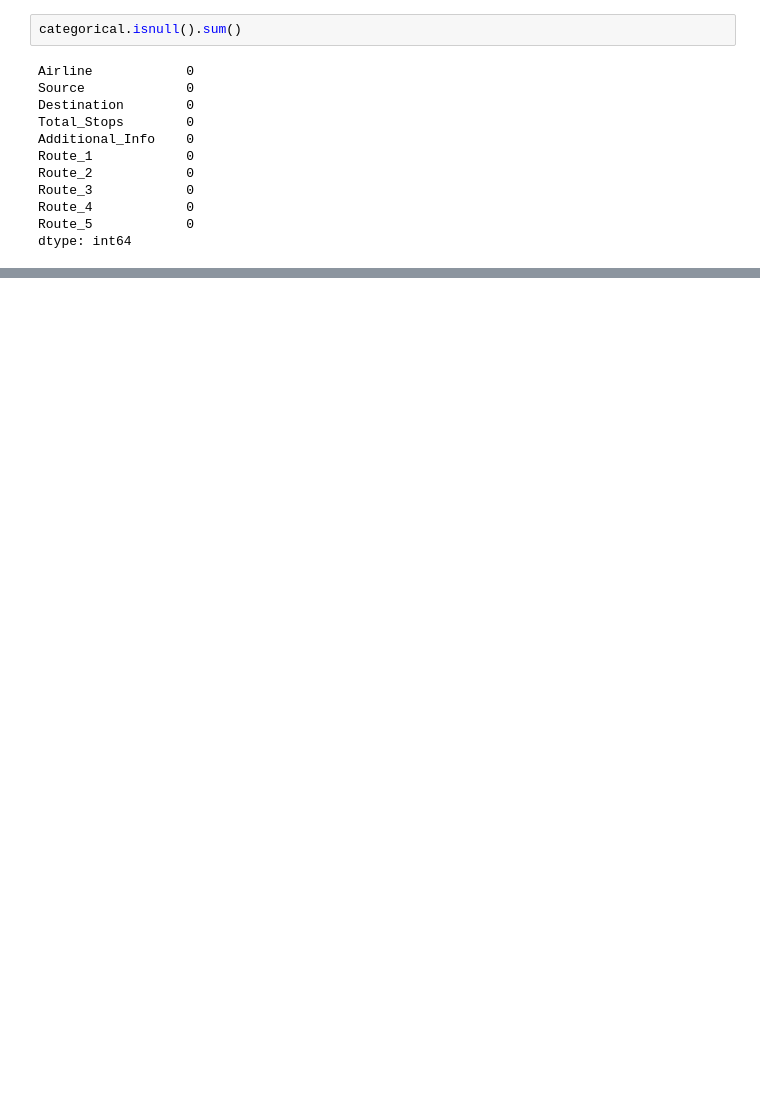
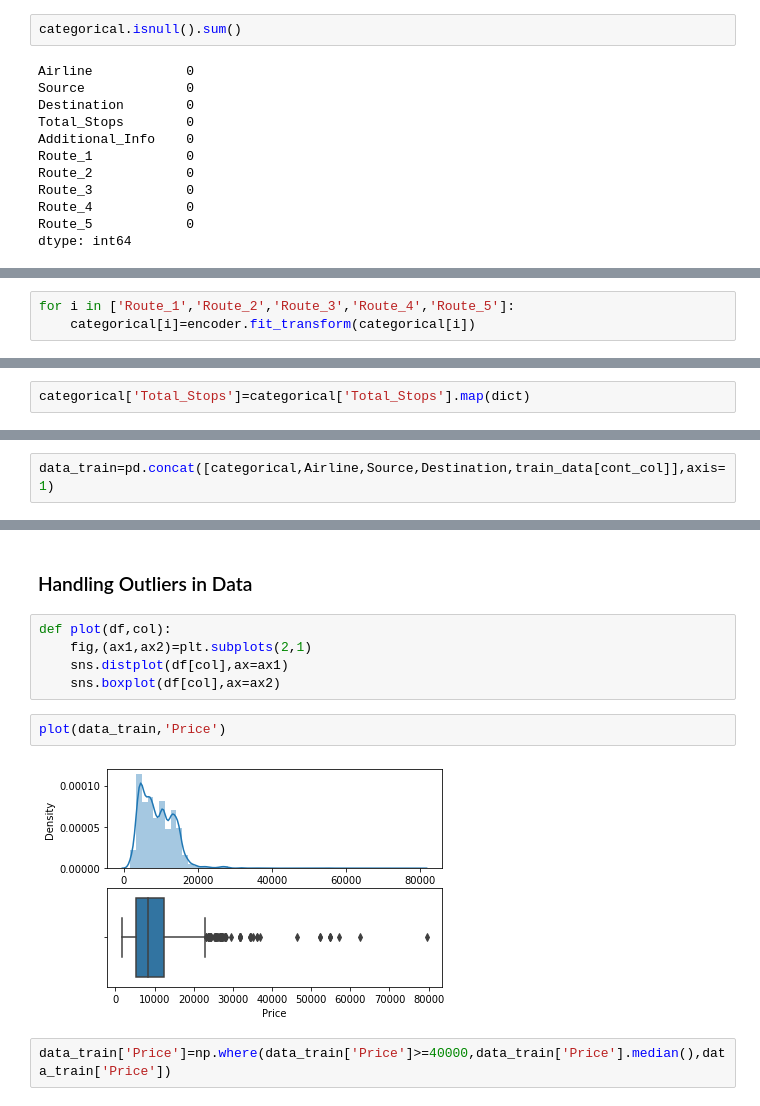
Before and after one commit to skar2/DataScienceProjects, a Jupyter notebook: flight_price_deploy.ipynb, the cells around one changed output, grey strips where cells are left out. Cells and saved outputs as stored; diff of their text form; blank space fills up the shorter version.

```diff
--- a/flight_price_deploy.ipynb
+++ b/flight_price_deploy.ipynb
@@ -404,0 +457,3 @@ categorical.describe()
+# %%
+for i in ['Route_1','Route_2','Route_3','Route_4','Route_5']:
+    categorical[i]=encoder.fit_transform(categorical[i])
@@ -404,0 +489,2 @@ categorical.describe()
+# %%
+categorical['Total_Stops']=categorical['Total_Stops'].map(dict)
@@ -404,0 +506,2 @@ categorical.describe()
+# %%
+data_train=pd.concat([categorical,Airline,Source,Destination,train_data[cont_col]],axis=1)
@@ -404,0 +542,13 @@ categorical.describe()
+# %% [markdown]
+<h3>Handling Outliers in Data
+# %%
+def plot(df,col):
+    fig,(ax1,ax2)=plt.subplots(2,1)
+    sns.distplot(df[col],ax=ax1)
+    sns.boxplot(df[col],ax=ax2)
+# %%
+plot(data_train,'Price')
+# %% [output]
+[figure, added]
+# %%
+data_train['Price']=np.where(data_train['Price']>=40000,data_train['Price'].median(),data_train['Price'])
```
Also changed, not shown: parts of 31 cells of this notebook.
